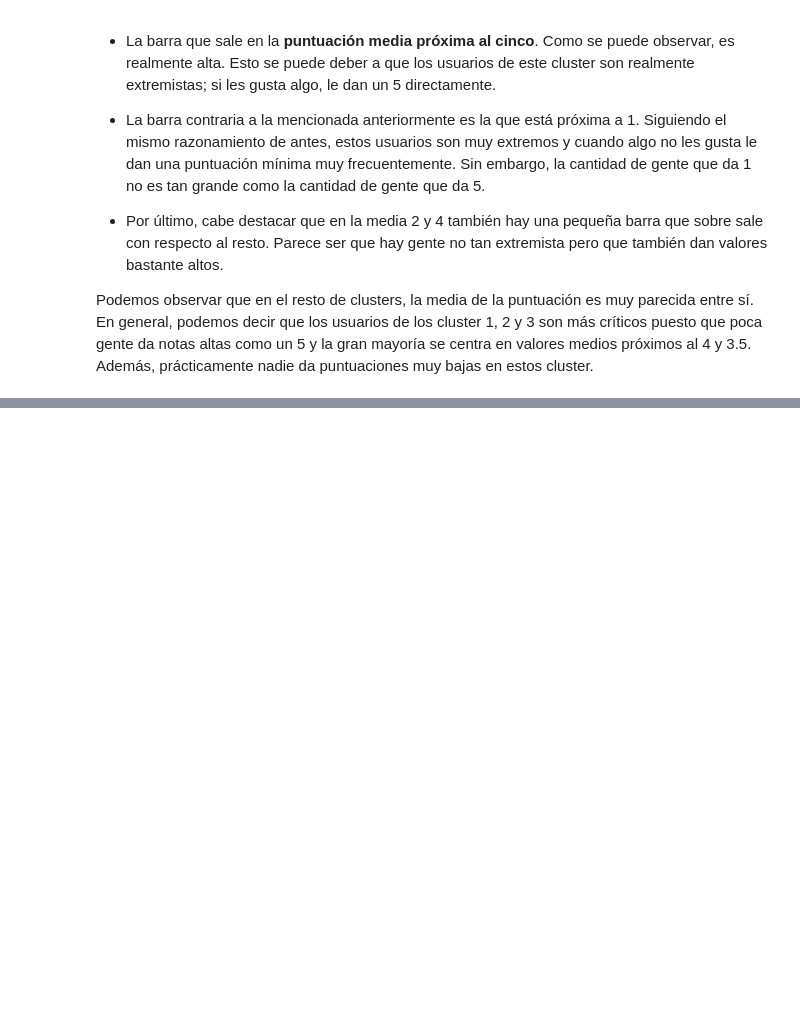
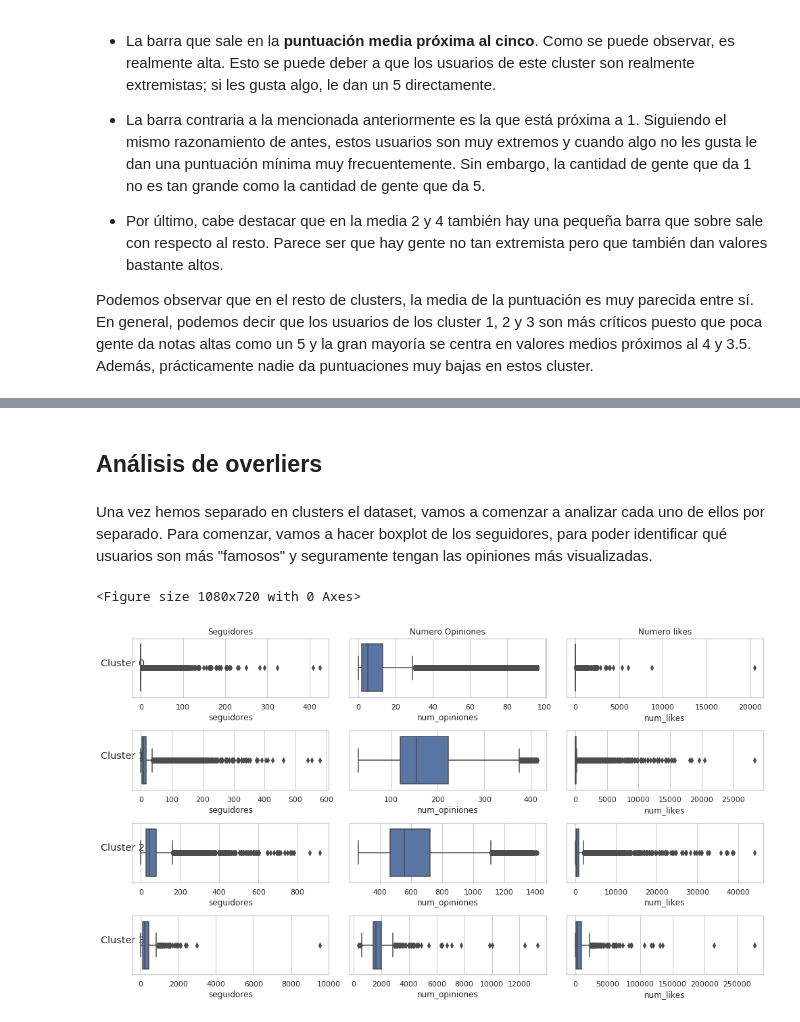
Before and after one commit to jcorrochanoj/DesafioFinalAD, a Jupyter notebook: Analisis_USERS.ipynb, the cells around one changed output, grey strips where cells are left out. Saved outputs shown, nothing was run; the diff lists cells and outputs as text; code cells hidden in the pictures; blank space fills up the shorter version.

```diff
--- a/Analisis_USERS.ipynb
+++ b/Analisis_USERS.ipynb
@@ -556,0 +493,66 @@ df_users_limpio[df_users_limpio['seguidores'] > 1000]
+# %% [markdown]
+## Análisis de overliers
+# %% [markdown]
+Una vez hemos separado en clusters el dataset, vamos a comenzar a analizar cada uno de ellos por separado. Para comenzar, vamos a hacer boxplot de los seguidores, para poder identificar qué usuarios son más "famosos" y seguramente tengan las opiniones más visualizadas.
+# %%
+import matplotlib.pyplot as plt
+import seaborn as sns
+
+fig=plt.figure(figsize=(15,10))
+
+
+rows = ['Cluster {}'.format(row) for row in range(0, 4)]
+cols = ['{}'.format(col) for col in ['Seguidores', 'Numero Opiniones', 'Numero likes']]
+
+fig, axes = plt.subplots(nrows=4, ncols=3, figsize=(14, 8))
+
+# Cluster 0
+ax = axes[0][0]
+sns.boxplot(x = df_users_limpio[df_users_limpio['categoria'] == 0]["seguidores"], ax = ax)
+
+ax = axes[0][1]
+sns.boxplot(x = df_users_limpio[df_users_limpio['categoria'] == 0]["num_opiniones"], ax = ax)
+
+ax = axes[0][2]
+sns.boxplot(x = df_users_limpio[df_users_limpio['categoria'] == 0]["num_likes"], ax = ax)
+
+# Cluster 1
+ax = axes[1][0]
+sns.boxplot(x = df_users_limpio[df_users_limpio['categoria'] == 1]["seguidores"], ax = ax)
+
+ax = axes[1][1]
+sns.boxplot(x = df_users_limpio[df_users_limpio['categoria'] == 1]["num_opiniones"], ax = ax)
+
+ax = axes[1][2]
+sns.boxplot(x = df_users_limpio[df_users_limpio['categoria'] == 1]["num_likes"], ax = ax)
+
+# Cluster 2
+ax = axes[2][0]
+sns.boxplot(x = df_users_limpio[df_users_limpio['categoria'] == 2]["seguidores"], ax = ax)
+
+ax = axes[2][1]
+sns.boxplot(x = df_users_limpio[df_users_limpio['categoria'] == 2]["num_opiniones"], ax = ax)
+
+ax = axes[2][2]
+sns.boxplot(x = df_users_limpio[df_users_limpio['categoria'] == 2]["num_likes"], ax = ax)
+
+# Cluster 3
+ax = axes[3][0]
+sns.boxplot(x = df_users_limpio[df_users_limpio['categoria'] == 3]["seguidores"], ax = ax)
+
+ax = axes[3][1]
+sns.boxplot(x = df_users_limpio[df_users_limpio['categoria'] == 3]["num_opiniones"], ax = ax)
+
+ax = axes[3][2]
+sns.boxplot(x = df_users_limpio[df_users_limpio['categoria'] == 3]["num_likes"], ax = ax)
+
+for ax, col in zip(axes[0], cols):
+    ax.set_title(col)
+
+for ax, row in zip(axes[:,0], rows):
+    ax.set_ylabel(row, rotation=0, size='large')
+
+fig.tight_layout()
+# %% [output]
+<Figure size 1080x720 with 0 Axes>
+[figure, added]
```
Also changed, not shown: parts of 24 cells of this notebook, 1 other file.
